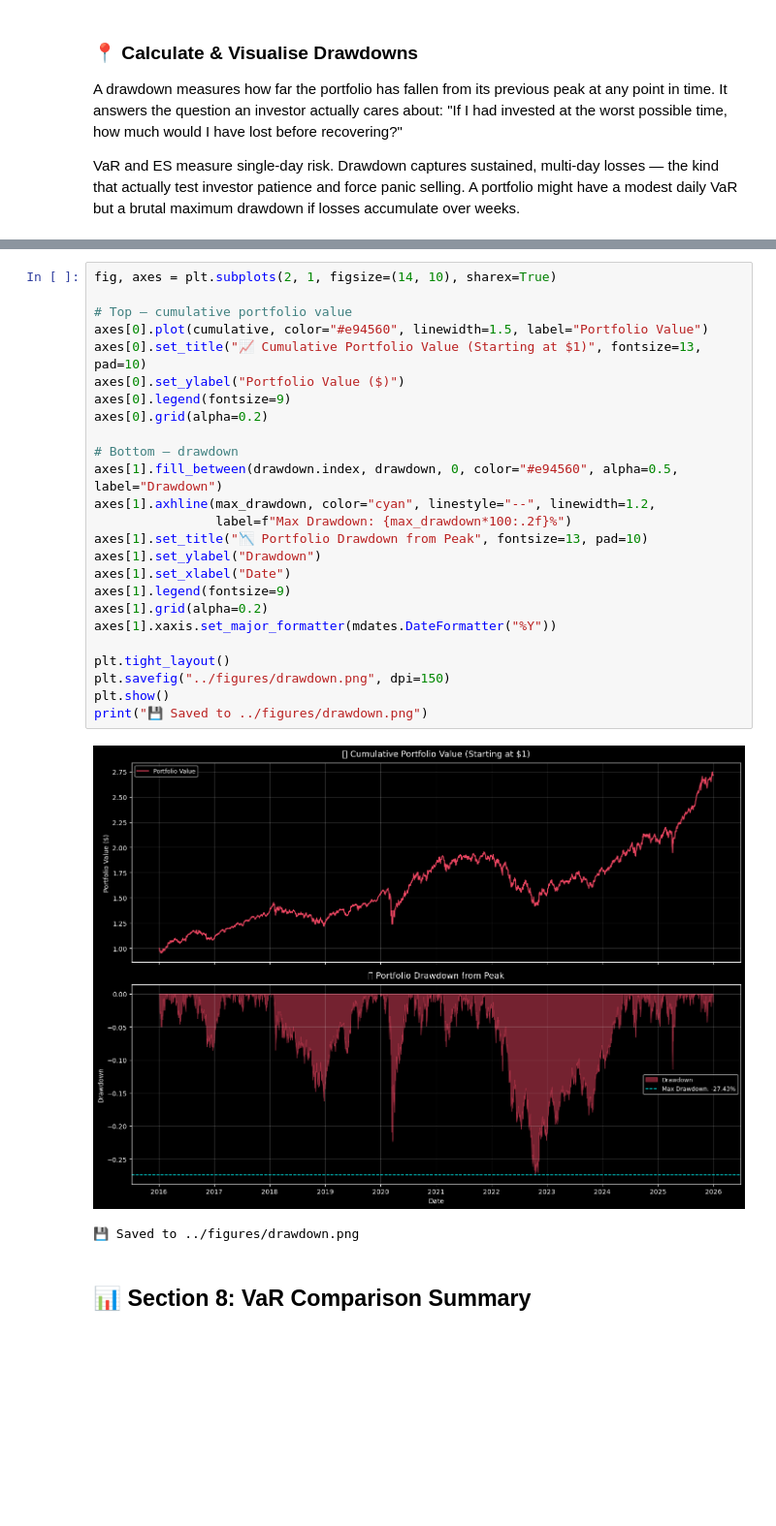
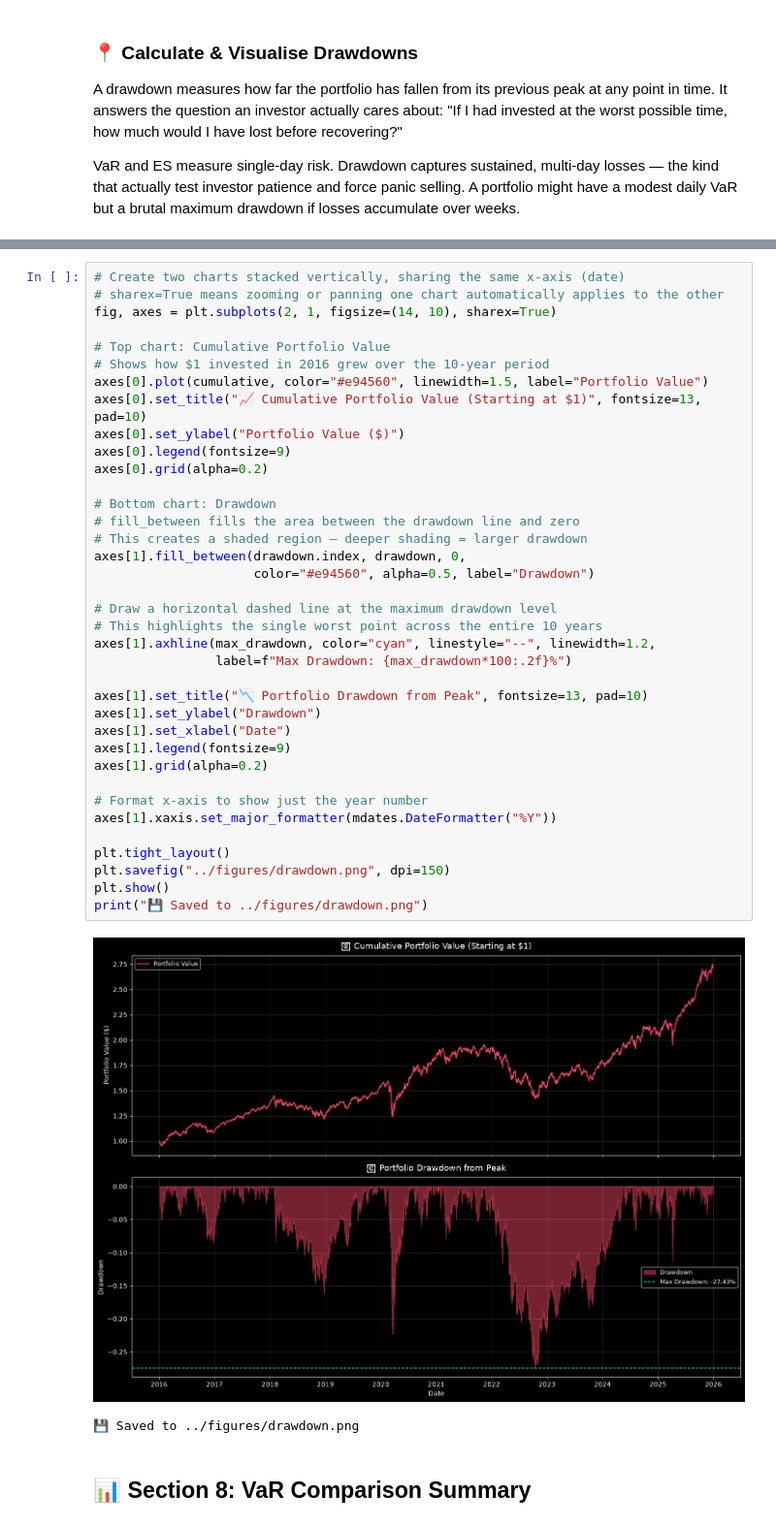
Before and after one commit to jinxiangjessiezjx/portfolio-risk-dashboard, a Jupyter notebook: notebooks/NB02-Risk-Modelling.ipynb, the cells around one changed output, grey strips where cells are left out. Shown at 97% size. Saved outputs shown, nothing was run; the diff lists cells and outputs as text; blank space fills up the shorter version.

```diff
--- a/notebooks/NB02-Risk-Modelling.ipynb
+++ b/notebooks/NB02-Risk-Modelling.ipynb
@@ -330,32 +424,44 @@ print(f"⬇️  Meaning the portfolio fell {abs(max_drawdown)*100:.2f}% from its
 📅 Occurred on          : 2022-10-14
 ⬇️  Meaning the portfolio fell 27.43% from its prior peak on this date
 # %%
+# Create two charts stacked vertically, sharing the same x-axis (date)
+# sharex=True means zooming or panning one chart automatically applies to the other
 fig, axes = plt.subplots(2, 1, figsize=(14, 10), sharex=True)
 
-# Top — cumulative portfolio value
+# Top chart: Cumulative Portfolio Value
+# Shows how $1 invested in 2016 grew over the 10-year period
 axes[0].plot(cumulative, color="#e94560", linewidth=1.5, label="Portfolio Value")
 axes[0].set_title("📈 Cumulative Portfolio Value (Starting at $1)", fontsize=13, pad=10)
 axes[0].set_ylabel("Portfolio Value ($)")
 axes[0].legend(fontsize=9)
 axes[0].grid(alpha=0.2)
 
-# Bottom — drawdown
-axes[1].fill_between(drawdown.index, drawdown, 0, color="#e94560", alpha=0.5, label="Drawdown")
+# Bottom chart: Drawdown
+# fill_between fills the area between the drawdown line and zero
+# This creates a shaded region — deeper shading = larger drawdown
+axes[1].fill_between(drawdown.index, drawdown, 0,
+                     color="#e94560", alpha=0.5, label="Drawdown")
+
+# Draw a horizontal dashed line at the maximum drawdown level
+# This highlights the single worst point across the entire 10 years
 axes[1].axhline(max_drawdown, color="cyan", linestyle="--", linewidth=1.2,
                 label=f"Max Drawdown: {max_drawdown*100:.2f}%")
+
 axes[1].set_title("📉 Portfolio Drawdown from Peak", fontsize=13, pad=10)
 axes[1].set_ylabel("Drawdown")
 axes[1].set_xlabel("Date")
 axes[1].legend(fontsize=9)
 axes[1].grid(alpha=0.2)
+
+# Format x-axis to show just the year number
 axes[1].xaxis.set_major_formatter(mdates.DateFormatter("%Y"))
 
 plt.tight_layout()
 plt.savefig("../figures/drawdown.png", dpi=150)
 plt.show()
 print("💾 Saved to ../figures/drawdown.png")
 # %% [output]
-[figure, old version]
+[figure, new version]
 💾 Saved to ../figures/drawdown.png
 # %% [markdown]
 ## 📊 Section 8: VaR Comparison Summary
```
Also changed, not shown: parts of 12 cells of this notebook, 1 other file.
